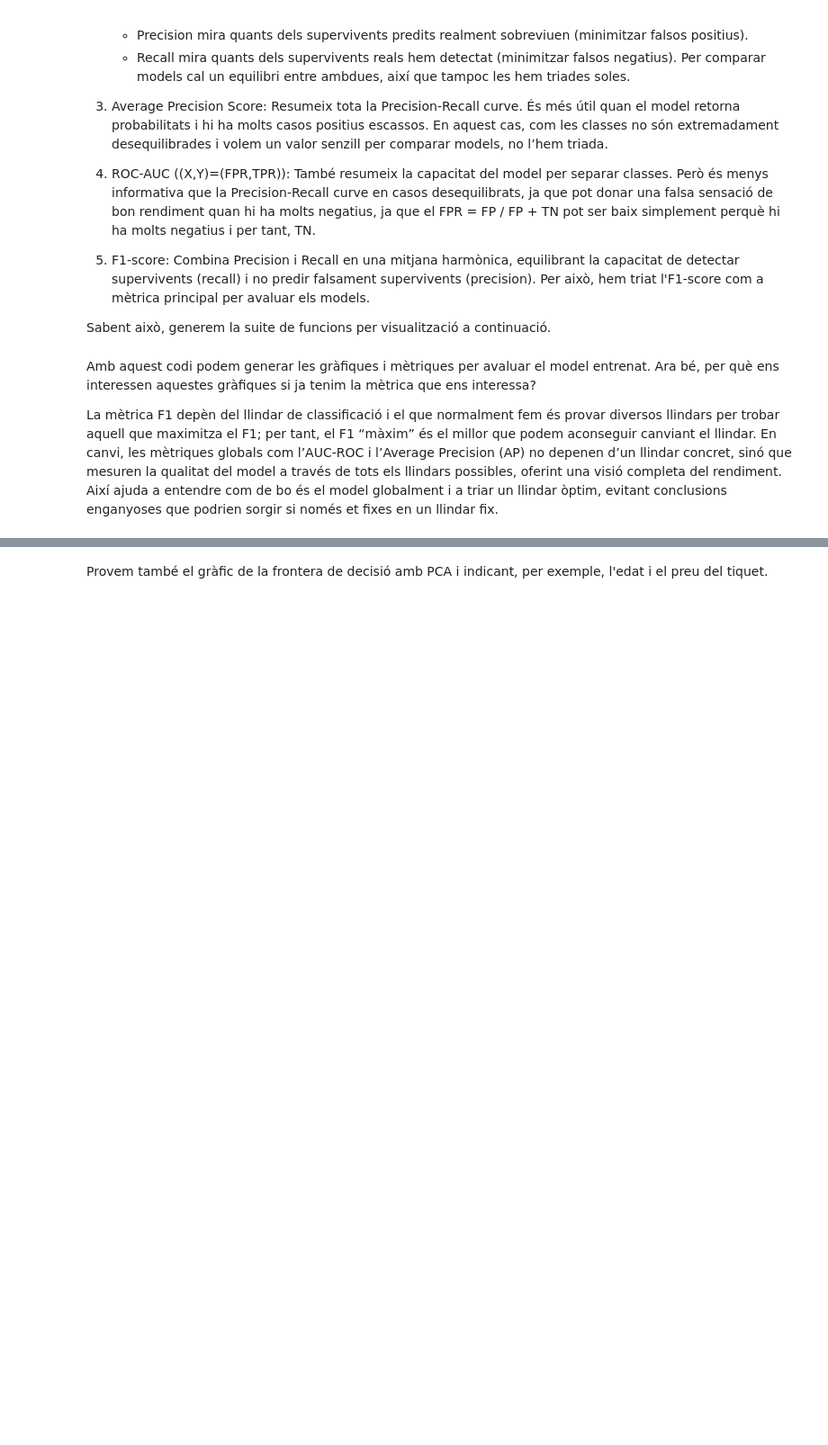
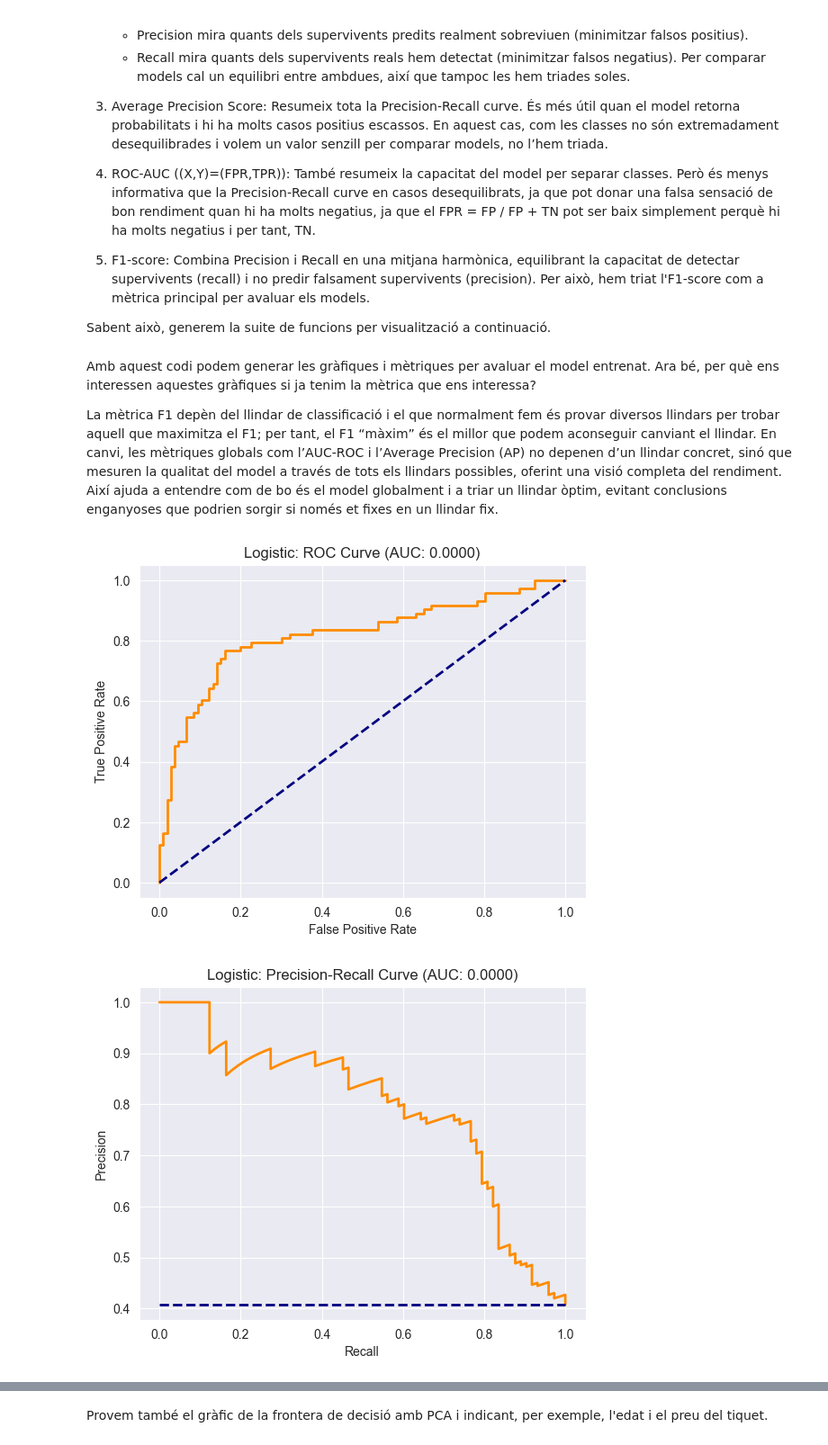
Before and after one commit to NatanSisoev/TitanicSurvival, a Jupyter notebook: practica.ipynb, the cells around one changed output, grey strips where cells are left out. Shown at 90% size. Saved outputs shown, nothing was run; the diff lists cells and outputs as text; code cells hidden in the pictures; blank space fills up the shorter version.

```diff
--- a/practica.ipynb
+++ b/practica.ipynb
@@ -1115,11 +1469,12 @@ class ModelTester:
 Amb aquest codi podem generar les gràfiques i mètriques per avaluar el model entrenat. Ara bé, per què ens interessen aquestes gràfiques si ja tenim la mètrica que ens interessa?
 
 La mètrica F1 depèn del llindar de classificació i el que normalment fem és provar diversos llindars per trobar aquell que maximitza el F1; per tant, el F1 “màxim” és el millor que podem aconseguir canviant el llindar. En canvi, les mètriques globals com l’AUC-ROC i l’Average Precision (AP) no depenen d’un llindar concret, sinó que mesuren la qualitat del model a través de tots els llindars possibles, oferint una visió completa del rendiment. Així ajuda a entendre com de bo és el model globalment i a triar un llindar òptim, evitant conclusions enganyoses que podrien sorgir si només et fixes en un llindar fix.
+# %%
+logistic_regressor_tester = ModelTester(LogisticRegression, processed_df, name="Logistic", max_iter=1000)
 # %%
-logistic_regressor_tester = ModelTester(LogisticRegression, processed_df, max_iter=1000)
-
-logistic_regressor_tester.evaluate()
-
 logistic_regressor_tester.plot_roc()
 logistic_regressor_tester.plot_pr()
 logistic_regressor_tester.plot_confusion_matrix()
+# %% [output]
+[figure, added]
+[figure, added]
```
Also changed, not shown: parts of 52 cells of this notebook.
